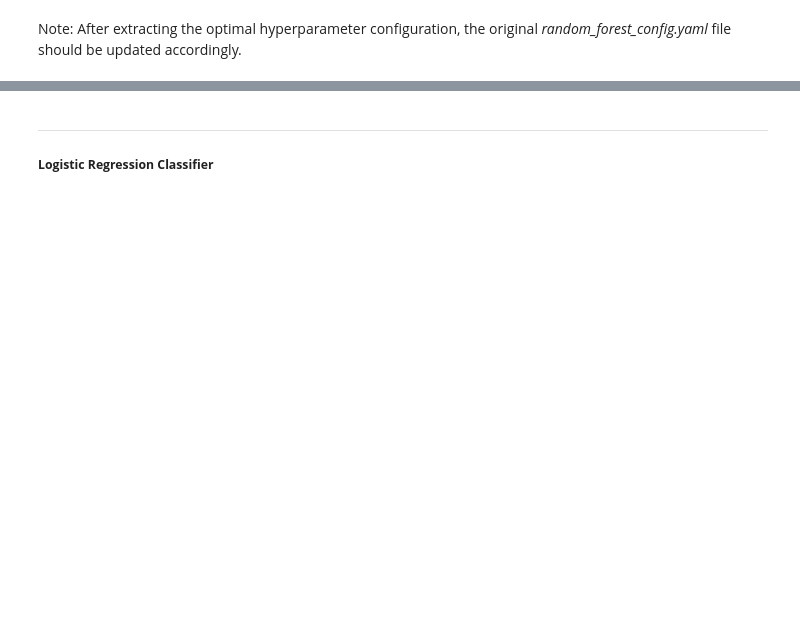
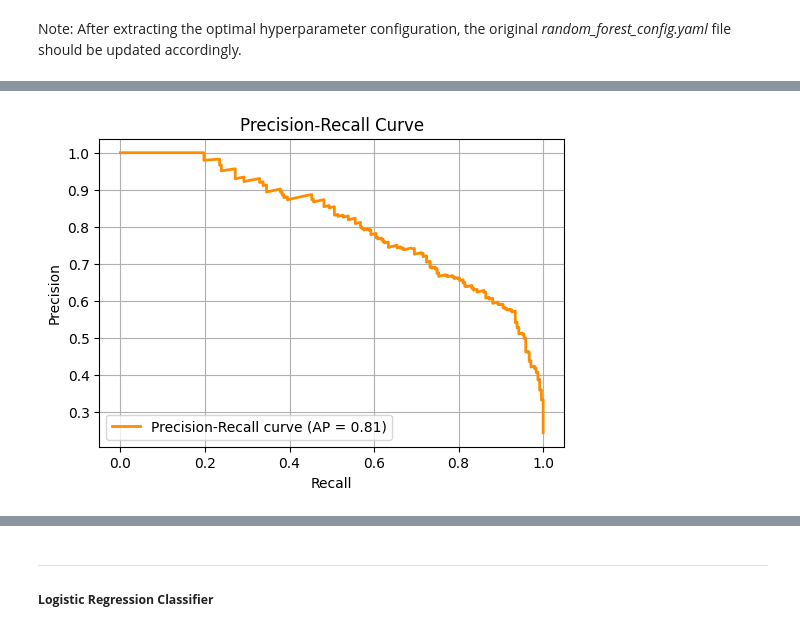
Before and after one commit to Nid989/IDAML23_PROJECT, a Jupyter notebook: data_exploration_and_models.ipynb, the cells around one changed output, grey strips where cells are left out. Cells and saved outputs as stored; diff of their text form; code cells hidden in the pictures; blank space fills up the shorter version.

```diff
--- a/data_exploration_and_models.ipynb
+++ b/data_exploration_and_models.ipynb
@@ -827,0 +843,4 @@ F1 Score: 0.6666666666666666
+# %%
+rf_opt_model.show_pr_curve_plot()
+# %% [output]
+[figure, added]
```
Also changed, not shown: parts of 35 cells of this notebook.
